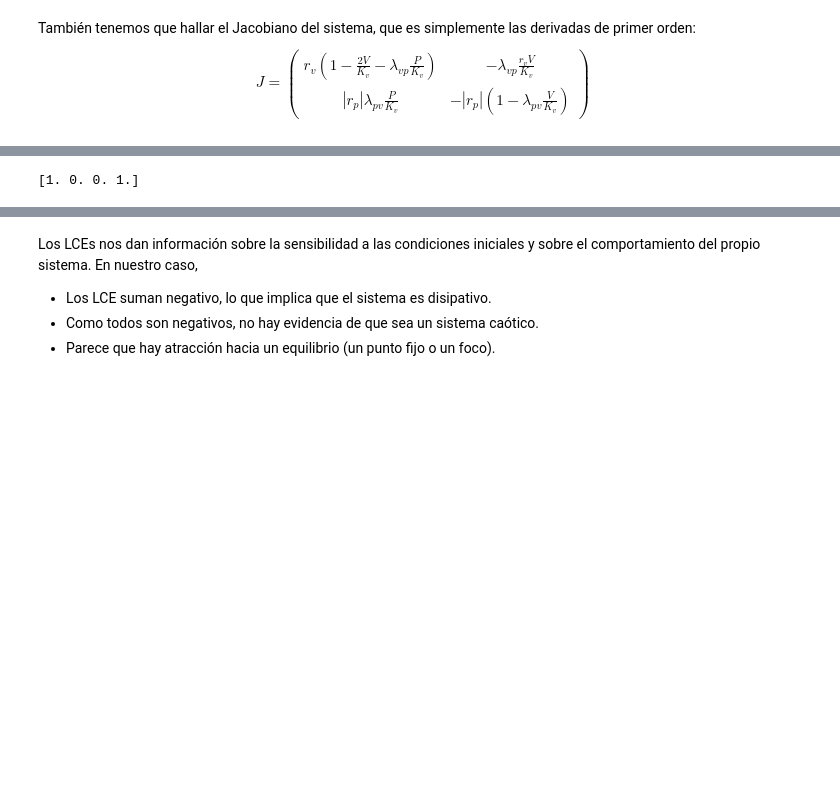
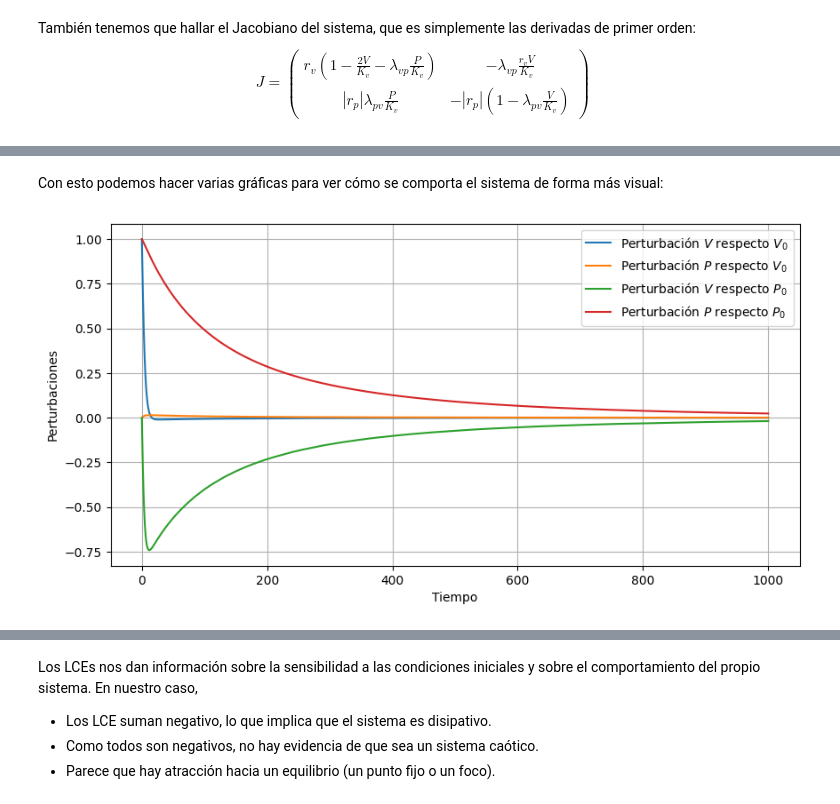
Before and after one commit to jenriquezafra/TFG, a Jupyter notebook: Draft.ipynb, the cells around one changed output, grey strips where cells are left out. Drawn from its saved outputs; the diff is of its cells as text; code cells hidden in the pictures; blank space fills up the shorter version.

```diff
--- a/Draft.ipynb
+++ b/Draft.ipynb
@@ -170,21 +188,20 @@ Ahora resolvemos el sistema extendido. Definimos condiciones iniciales en las va
 # %%
 # condiciones iniciales y parámetros
-V0 = .1
-P0 = .1
-rv = 0.1
-rp = 0.03
-lambda_pv = 0.02
-lambda_vp = 0.2
+V0 = .5
+P0 = .5
+rv = 0.5
+rp = 0.01
+lambda_pv = 0.8
+lambda_vp = 0.8
 Kv = 1
 
-delta0 = np.eye(2).flatten() # usamos matriz identidad aplanada
-print(delta0)
+delta0 = np.eye(2).flatten() # usamos matriz identidad aplanada (base canónica)
 
 # vector de condidiones iniciales extendidas
 Z0 = np.concatenate(([V0, P0], delta0))
 
 # definimos un intervalo de tiempo
-t_span = (0,100)
+t_span = (0,1000)
 t_eval = np.linspace(t_span[0],t_span[1], 10000)
 
 # resolvemos el sistema extendido
@@ -194,6 +211,20 @@ sol = solve_ivp(sistema_extendido, t_span, Z0, t_eval = t_eval, args = (rv, rp,
 V_sol = sol.y[0]
 P_sol = sol.y[1]
 delta_sol = sol.y[2:].reshape((2, 2, -1))
-# %% [output]
-[1. 0. 0. 1.]
+# %% [markdown]
+Con esto podemos hacer varias gráficas para ver cómo se comporta el sistema de forma más visual:
+# %%
+# 1. Evolución temporal de las perturbaciones
+plt.figure(figsize=(10, 5))
+plt.plot(sol.t, delta_sol[0, 0], label="Perturbación $V$ respecto $V_0$")
+plt.plot(sol.t, delta_sol[1, 0], label="Perturbación $P$ respecto $V_0$")
+plt.plot(sol.t, delta_sol[0, 1], label="Perturbación $V$ respecto $P_0$")
+plt.plot(sol.t, delta_sol[1, 1], label="Perturbación $P$ respecto $P_0$")
+plt.legend()
+plt.xlabel("Tiempo")
+plt.ylabel("Perturbaciones")
+plt.grid()
+plt.show()
+# %% [output]
+[figure, added]
 # %%
```
Also changed, not shown: parts of 8 cells of this notebook.
